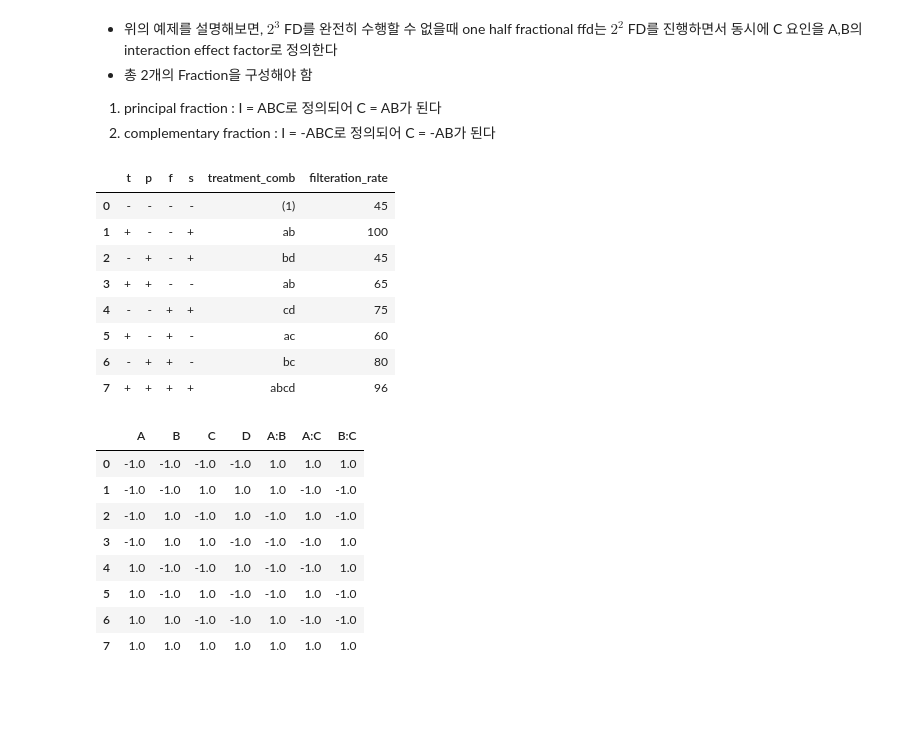
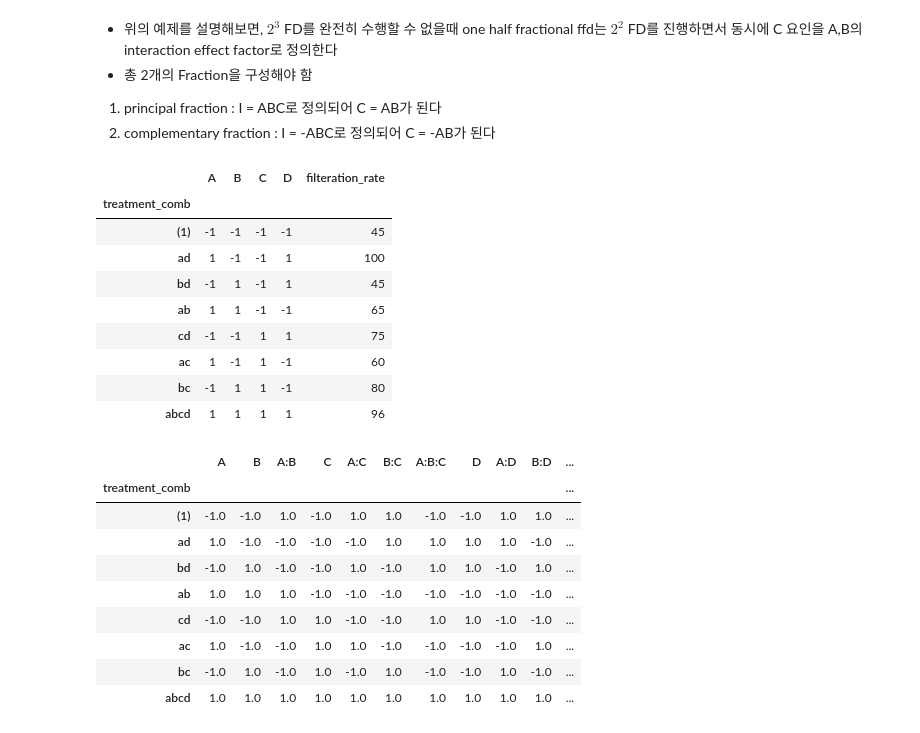
Before and after one commit to fursew05/DOE, a Jupyter notebook: 실험계획법_7장.ipynb, the cells around one changed output. Cells and saved outputs as stored; diff of their text form; code cells hidden in the pictures; blank space fills up the shorter version.

```diff
--- a/실험계획법_7장.ipynb
+++ b/실험계획법_7장.ipynb
@@ -36,54 +36,55 @@
 import pandas as pd
 
 df = pd.DataFrame(
-    {"t" : ["-","+","-","+","-","+","-","+"],
-     "p" : ["-","-","+","+","-","-","+","+"],
-     'f' : ["-","-","-","-","+","+","+","+",],
-     's' : ["-","+","+","-","+","-","-","+"],
-     'treatment_comb' : ["(1)","ab","bd","ab","cd","ac","bc","abcd"],
+    {"A" : ["-","+","-","+","-","+","-","+"],
+     "B" : ["-","-","+","+","-","-","+","+"],
+     'C' : ["-","-","-","-","+","+","+","+",],
+     'D' : ["-","+","+","-","+","-","-","+"],
+     'treatment_comb' : ["(1)","ad","bd","ab","cd","ac","bc","abcd"],
      'filteration_rate' : [45,100,45,65,75,60,80,96]}
 )
+
+for col in ['A','B','C','D']:
+  df[col] = df[col].map(lambda x : -1 if x == '-' else 1)
+
+df.index = df['treatment_comb']
+df.drop(columns=['treatment_comb'],inplace=True)
 df
 # %% [output]
-|  | t | p | f | s | treatment_comb | filteration_rate |
-| 0 | - | - | - | - | (1) | 45 |
-| 1 | + | - | - | + | ab | 100 |
-| 2 | - | + | - | + | bd | 45 |
-| 3 | + | + | - | - | ab | 65 |
-| 4 | - | - | + | + | cd | 75 |
-| 5 | + | - | + | - | ac | 60 |
-| 6 | - | + | + | - | bc | 80 |
-| 7 | + | + | + | + | abcd | 96 |
+|  | A | B | C | D | filteration_rate |
+| treatment_comb |  |  |  |  |  |
+| (1) | -1 | -1 | -1 | -1 | 45 |
+| ad | 1 | -1 | -1 | 1 | 100 |
+| bd | -1 | 1 | -1 | 1 | 45 |
+| ab | 1 | 1 | -1 | -1 | 65 |
+| cd | -1 | -1 | 1 | 1 | 75 |
+| ac | 1 | -1 | 1 | -1 | 60 |
+| bc | -1 | 1 | 1 | -1 | 80 |
+| abcd | 1 | 1 | 1 | 1 | 96 |
 # %%
 import pandas as pd
 import numpy as np
 from patsy import dmatrix
 import statsmodels.api as sm
 from statsmodels.formula.api import ols
 from itertools import product
 
-# --- 데이터 준비 (이전과 동일) ---
-factors = {'A': [-1, 1], 'B': [-1, 1], 'C': [-1, 1]}
-dat8_1 = pd.DataFrame(list(product(*factors.values())), columns=factors.keys())
-dat8_1['D'] = dat8_1[['A', 'B', 'C']].prod(axis=1)
-dat8_1['y'] = [45, 100, 45, 65, 75, 60, 80, 96]
-N = len(dat8_1) # 전체 실험 횟수 (8)
-
-# --- 효과(Effect) 계산 ---
+# # --- 효과(Effect) 계산 ---
 
 # 1. 대비(Contrast)를 계산하기 위한 설계 행렬 생성
 # R: cont <- model.matrix( ~ -1 + A * B * C * D, data=dat8_1)
-# D는 A:B:C와 별명(alias) 관계입니다.
-formula_cont = "~ -1 + A + B + C + D + A:B + A:C + B:C "
-cont = dmatrix(formula_cont, data=dat8_1, return_type='dataframe')
+# D는 A:B:C와 별명(alias) 관계
+formula_cont = "~ -1 + A * B * C * D"
+cont = dmatrix(formula_cont, data=df, return_type='dataframe')
 cont
 # %% [output]
-|  | A | B | C | D | A:B | A:C | B:C |
-| 0 | -1.0 | -1.0 | -1.0 | -1.0 | 1.0 | 1.0 | 1.0 |
-| 1 | -1.0 | -1.0 | 1.0 | 1.0 | 1.0 | -1.0 | -1.0 |
-| 2 | -1.0 | 1.0 | -1.0 | 1.0 | -1.0 | 1.0 | -1.0 |
-| 3 | -1.0 | 1.0 | 1.0 | -1.0 | -1.0 | -1.0 | 1.0 |
-| 4 | 1.0 | -1.0 | -1.0 | 1.0 | -1.0 | -1.0 | 1.0 |
-| 5 | 1.0 | -1.0 | 1.0 | -1.0 | -1.0 | 1.0 | -1.0 |
-| 6 | 1.0 | 1.0 | -1.0 | -1.0 | 1.0 | -1.0 | -1.0 |
-| 7 | 1.0 | 1.0 | 1.0 | 1.0 | 1.0 | 1.0 | 1.0 |
+|  | A | B | A:B | C | A:C | B:C | A:B:C | D | A:D | B:D | ... |
+| treatment_comb |  |  |  |  |  |  |  |  |  |  | ... |
+| (1) | -1.0 | -1.0 | 1.0 | -1.0 | 1.0 | 1.0 | -1.0 | -1.0 | 1.0 | 1.0 | ... |
+| ad | 1.0 | -1.0 | -1.0 | -1.0 | -1.0 | 1.0 | 1.0 | 1.0 | 1.0 | -1.0 | ... |
+| bd | -1.0 | 1.0 | -1.0 | -1.0 | 1.0 | -1.0 | 1.0 | 1.0 | -1.0 | 1.0 | ... |
+| ab | 1.0 | 1.0 | 1.0 | -1.0 | -1.0 | -1.0 | -1.0 | -1.0 | -1.0 | -1.0 | ... |
+| cd | -1.0 | -1.0 | 1.0 | 1.0 | -1.0 | -1.0 | 1.0 | 1.0 | -1.0 | -1.0 | ... |
+| ac | 1.0 | -1.0 | -1.0 | 1.0 | 1.0 | -1.0 | -1.0 | -1.0 | -1.0 | 1.0 | ... |
+| bc | -1.0 | 1.0 | -1.0 | 1.0 | -1.0 | 1.0 | -1.0 | -1.0 | 1.0 | -1.0 | ... |
+| abcd | 1.0 | 1.0 | 1.0 | 1.0 | 1.0 | 1.0 | 1.0 | 1.0 | 1.0 | 1.0 | ... |
```
Also changed, not shown: parts of 9 cells of this notebook.
